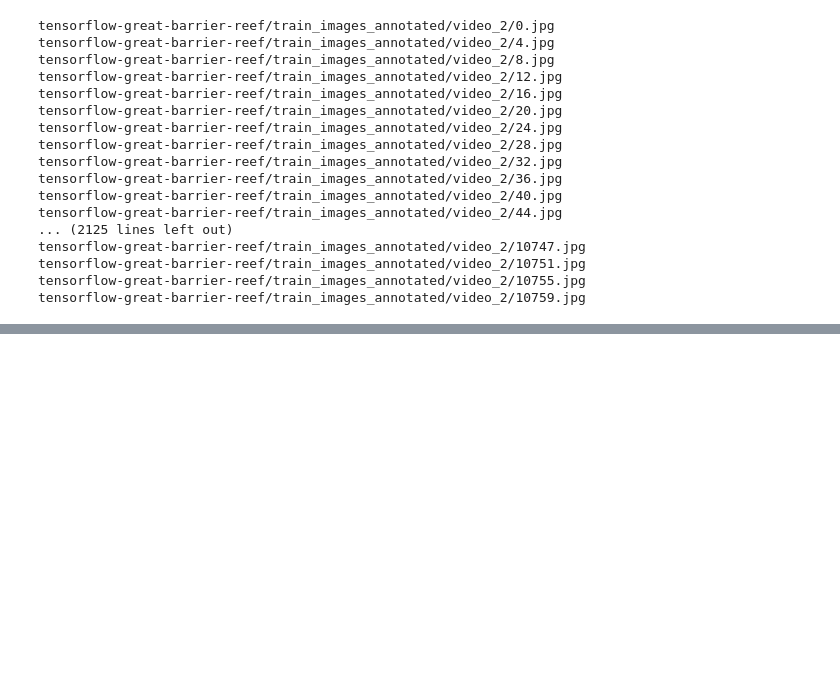
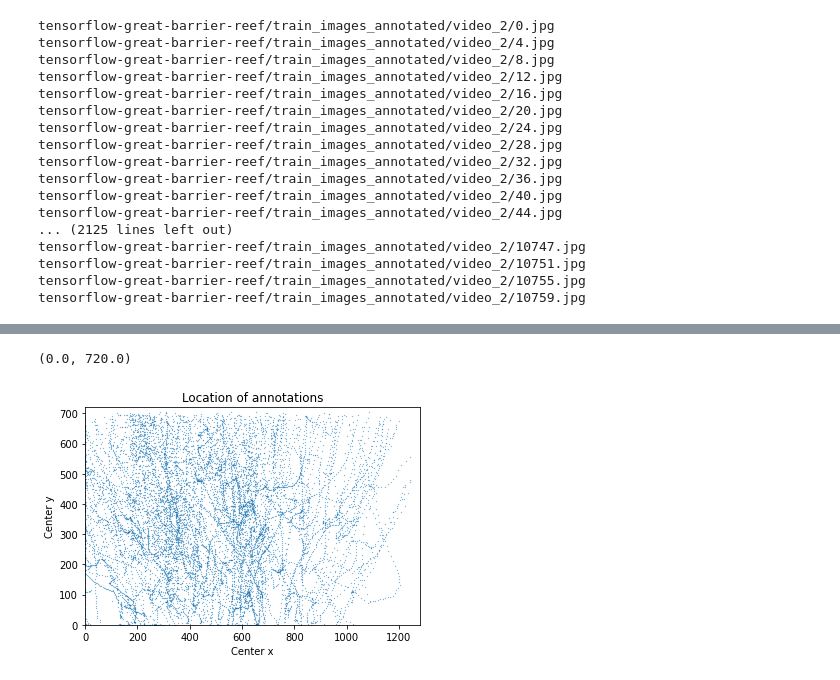
Before and after one commit to ngoecknerwald/starfish-perception-telescope, a Jupyter notebook: great-barrier-reef/manually_annotate_images.ipynb, the cells around one changed output, grey strips where cells are left out. Saved outputs shown, nothing was run; the diff lists cells and outputs as text; code cells hidden in the pictures; blank space fills up the shorter version.

```diff
--- a/great-barrier-reef/manually_annotate_images.ipynb
+++ b/great-barrier-reef/manually_annotate_images.ipynb
@@ -142,0 +180,13 @@ tensorflow-great-barrier-reef/train_images_annotated/video_2/10759.jpg
+# %%
+# The annotations should be evenly distributed in (x, y)
+
+figure()
+scatter(annotations[0,:], annotations[1,:], marker='.', s=0.2)
+title('Location of annotations')
+xlabel('Center x')
+ylabel('Center y')
+xlim(0, 1280)
+ylim(0,720)
+# %% [output]
+(0.0, 720.0)
+[figure, added]
```
Also changed, not shown: parts of 4 cells of this notebook, 2 other files.
